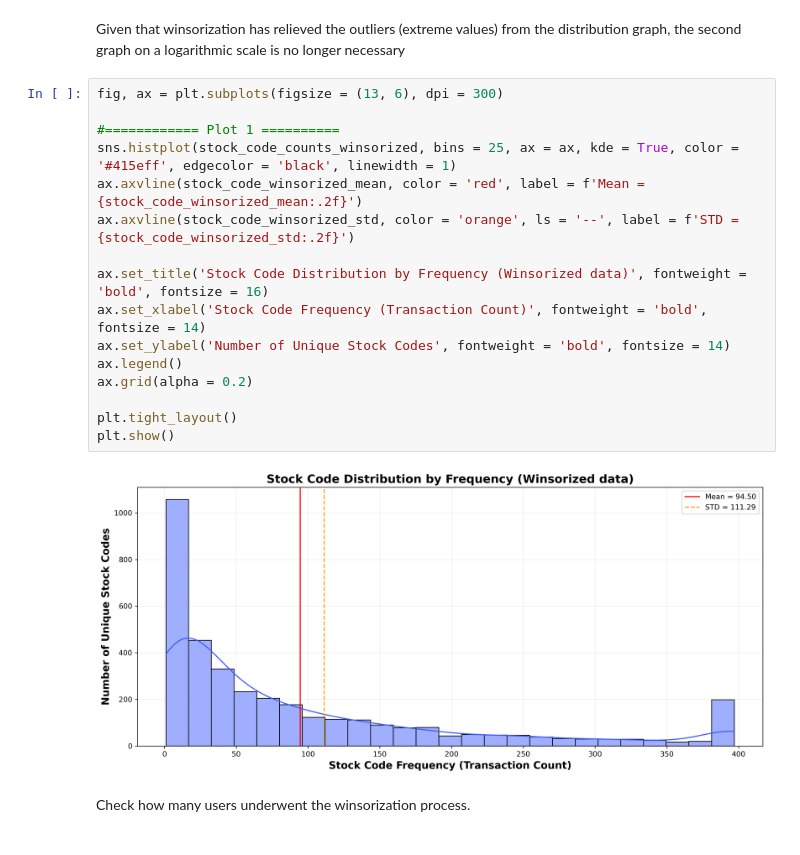
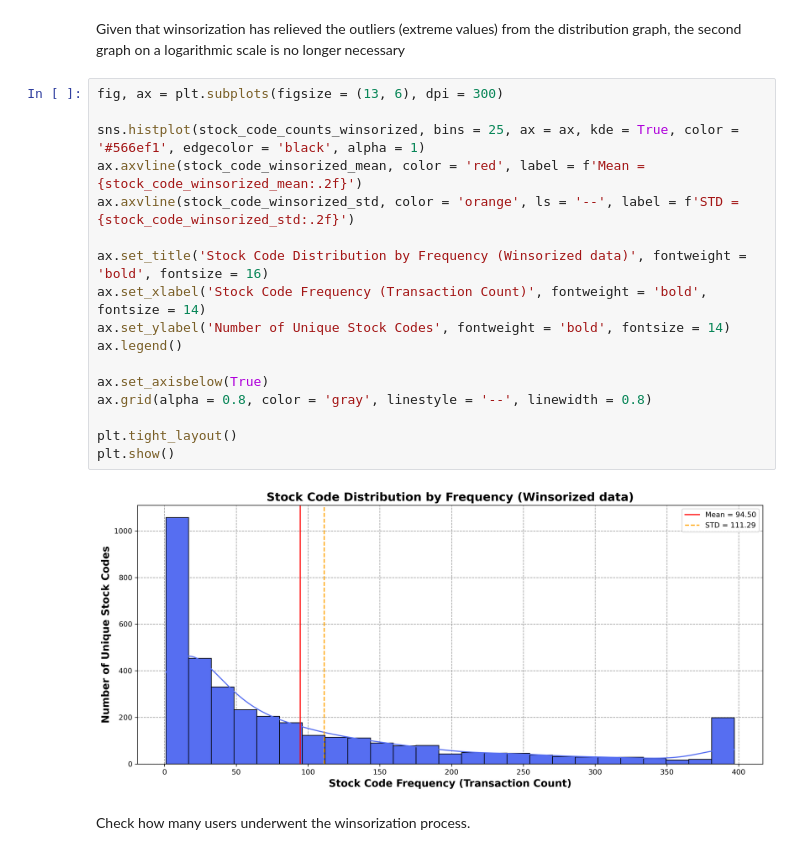
Before and after one commit to RV01011001/project_1-customer-segmentation, a Jupyter notebook: notebooks/03_exploratory_data_analysis.ipynb, the cells around one changed output. Drawn from its saved outputs; the diff is of its cells as text.

```diff
--- a/notebooks/03_exploratory_data_analysis.ipynb
+++ b/notebooks/03_exploratory_data_analysis.ipynb
@@ -586,21 +590,22 @@ Given that winsorization has relieved the outliers (extreme values) from the dis
 # %%
 fig, ax = plt.subplots(figsize = (13, 6), dpi = 300)
 
-#============ Plot 1 ==========
-sns.histplot(stock_code_counts_winsorized, bins = 25, ax = ax, kde = True, color = '#415eff', edgecolor = 'black', linewidth = 1)
+sns.histplot(stock_code_counts_winsorized, bins = 25, ax = ax, kde = True, color = '#566ef1', edgecolor = 'black', alpha = 1)
 ax.axvline(stock_code_winsorized_mean, color = 'red', label = f'Mean = {stock_code_winsorized_mean:.2f}')
 ax.axvline(stock_code_winsorized_std, color = 'orange', ls = '--', label = f'STD = {stock_code_winsorized_std:.2f}')
 
 ax.set_title('Stock Code Distribution by Frequency (Winsorized data)', fontweight = 'bold', fontsize = 16)
 ax.set_xlabel('Stock Code Frequency (Transaction Count)', fontweight = 'bold', fontsize = 14)
 ax.set_ylabel('Number of Unique Stock Codes', fontweight = 'bold', fontsize = 14)
 ax.legend()
-ax.grid(alpha = 0.2)
+
+ax.set_axisbelow(True)
+ax.grid(alpha = 0.8, color = 'gray', linestyle = '--', linewidth = 0.8)
 
 plt.tight_layout()
 plt.show()
 # %% [output]
-[figure, old version]
+[figure, new version]
 # %% [markdown]
 Check how many users underwent the winsorization process.
 # %%
```
Also changed, not shown: parts of 13 cells of this notebook.
